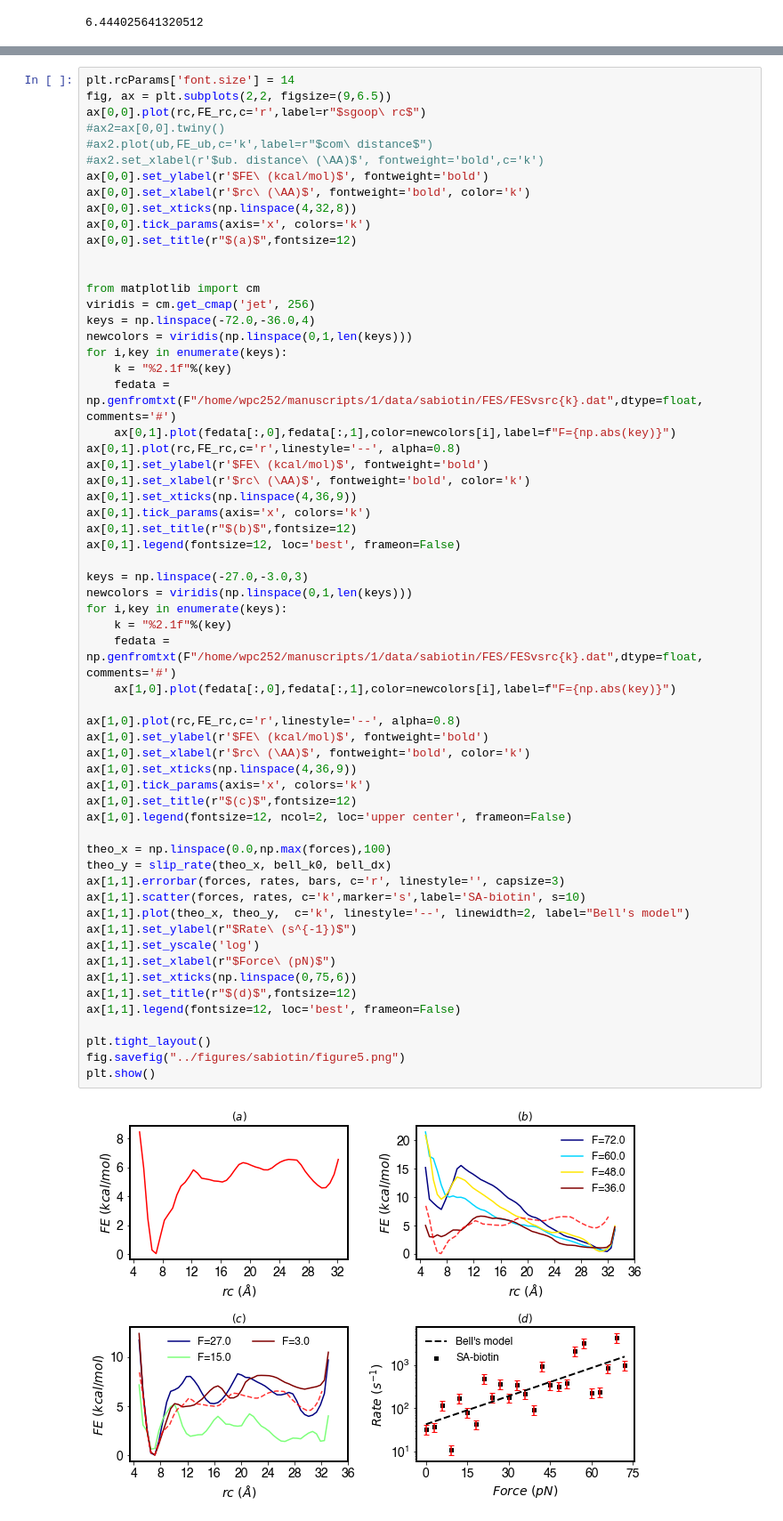
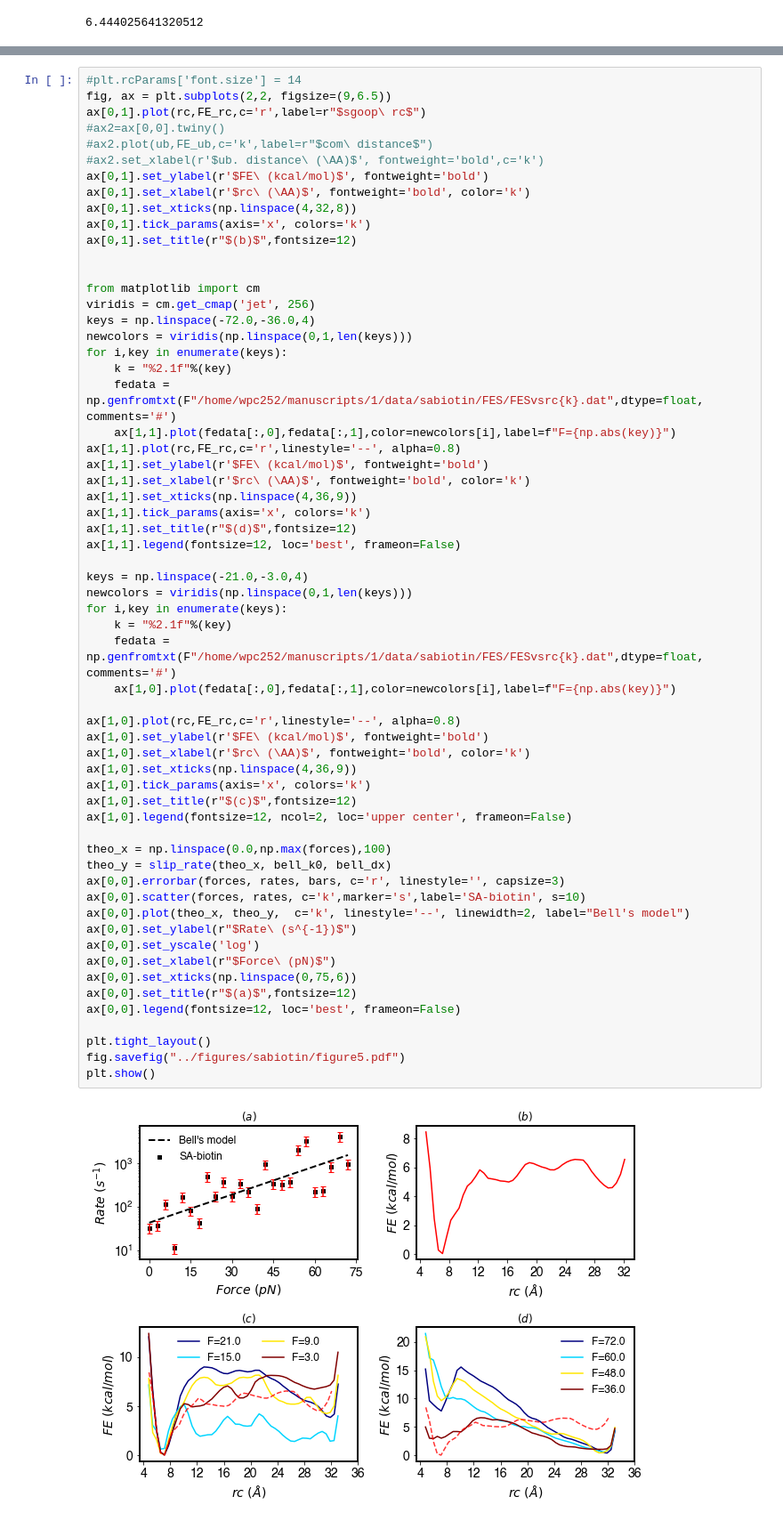
Before and after one commit to hocky-research-group/PenaUnbindingPaper, a Jupyter notebook: analysis/FiguresforPaper.ipynb, the cells around one changed output, grey strips where cells are left out. Shown at 89% size. Drawn from its saved outputs; the diff is of its cells as text.

```diff
--- a/analysis/FiguresforPaper.ipynb
+++ b/analysis/FiguresforPaper.ipynb
@@ -340,64 +365,64 @@ FE_rc = rcvsFE[:,1]
 ub = ubvsFE[:,0]
 FE_ub = ubvsFE[:,1]
 # %%
-plt.rcParams['font.size'] = 14
+#plt.rcParams['font.size'] = 14
 fig, ax = plt.subplots(2,2, figsize=(9,6.5))
-ax[0,0].plot(rc,FE_rc,c='r',label=r"$sgoop\ rc$")
+ax[0,1].plot(rc,FE_rc,c='r',label=r"$sgoop\ rc$")
 #ax2=ax[0,0].twiny()
 #ax2.plot(ub,FE_ub,c='k',label=r"$com\ distance$")
 #ax2.set_xlabel(r'$ub. distance\ (\AA)$', fontweight='bold',c='k')
-ax[0,0].set_ylabel(r'$FE\ (kcal/mol)$', fontweight='bold')
-ax[0,0].set_xlabel(r'$rc\ (\AA)$', fontweight='bold', color='k')
-ax[0,0].set_xticks(np.linspace(4,32,8))
-ax[0,0].tick_params(axis='x', colors='k')
-ax[0,0].set_title(r"$(a)$",fontsize=12)
+ax[0,1].set_ylabel(r'$FE\ (kcal/mol)$', fontweight='bold')
+ax[0,1].set_xlabel(r'$rc\ (\AA)$', fontweight='bold', color='k')
+ax[0,1].set_xticks(np.linspace(4,32,8))
+ax[0,1].tick_params(axis='x', colors='k')
+ax[0,1].set_title(r"$(b)$",fontsize=12)
 
 
 from matplotlib import cm
 viridis = cm.get_cmap('jet', 256)
 keys = np.linspace(-72.0,-36.0,4)
 newcolors = viridis(np.linspace(0,1,len(keys)))
 for i,key in enumerate(keys):
     k = "%2.1f"%(key)
     fedata = np.genfromtxt(F"/home/wpc252/manuscripts/1/data/sabiotin/FES/FESvsrc{k}.dat",dtype=float, comments='#')
-    ax[0,1].plot(fedata[:,0],fedata[:,1],color=newcolors[i],label=f"F={np.abs(key)}")
-ax[0,1].plot(rc,FE_rc,c='r',linestyle='--', alpha=0.8)
-ax[0,1].set_ylabel(r'$FE\ (kcal/mol)$', fontweight='bold')
-ax[0,1].set_xlabel(r'$rc\ (\AA)$', fontweight='bold', color='k')
-ax[0,1].set_xticks(np.linspace(4,36,9))
-ax[0,1].tick_params(axis='x', colors='k')
-ax[0,1].set_title(r"$(b)$",fontsize=12)
-ax[0,1].legend(fontsize=12, loc='best', frameon=False)
+    ax[1,1].plot(fedata[:,0],fedata[:,1],color=newcolors[i],label=f"F={np.abs(key)}")
+ax[1,1].plot(rc,FE_rc,c='r',linestyle='--', alpha=0.8)
+ax[1,1].set_ylabel(r'$FE\ (kcal/mol)$', fontweight='bold')
+ax[1,1].set_xlabel(r'$rc\ (\AA)$', fontweight='bold', color='k')
+ax[1,1].set_xticks(np.linspace(4,36,9))
+ax[1,1].tick_params(axis='x', colors='k')
+ax[1,1].set_title(r"$(d)$",fontsize=12)
+ax[1,1].legend(fontsize=12, loc='best', frameon=False)
 
-keys = np.linspace(-27.0,-3.0,3)
+keys = np.linspace(-21.0,-3.0,4)
 newcolors = viridis(np.linspace(0,1,len(keys)))
 for i,key in enumerate(keys):
     k = "%2.1f"%(key)
     fedata = np.genfromtxt(F"/home/wpc252/manuscripts/1/data/sabiotin/FES/FESvsrc{k}.dat",dtype=float, comments='#')
     ax[1,0].plot(fedata[:,0],fedata[:,1],color=newcolors[i],label=f"F={np.abs(key)}")
 
 ax[1,0].plot(rc,FE_rc,c='r',linestyle='--', alpha=0.8)
 ax[1,0].set_ylabel(r'$FE\ (kcal/mol)$', fontweight='bold')
 ax[1,0].set_xlabel(r'$rc\ (\AA)$', fontweight='bold', color='k')
 ax[1,0].set_xticks(np.linspace(4,36,9))
 ax[1,0].tick_params(axis='x', colors='k')
 ax[1,0].set_title(r"$(c)$",fontsize=12)
 ax[1,0].legend(fontsize=12, ncol=2, loc='upper center', frameon=False)
 
 theo_x = np.linspace(0.0,np.max(forces),100)
 theo_y = slip_rate(theo_x, bell_k0, bell_dx)
-ax[1,1].errorbar(forces, rates, bars, c='r', linestyle='', capsize=3)
-ax[1,1].scatter(forces, rates, c='k',marker='s',label='SA-biotin', s=10)
-ax[1,1].plot(theo_x, theo_y,  c='k', linestyle='--', linewidth=2, label="Bell's model")
-ax[1,1].set_ylabel(r"$Rate\ (s^{-1})$")
-ax[1,1].set_yscale('log')
-ax[1,1].set_xlabel(r"$Force\ (pN)$")
-ax[1,1].set_xticks(np.linspace(0,75,6))
-ax[1,1].set_title(r"$(d)$",fontsize=12)
-ax[1,1].legend(fontsize=12, loc='best', frameon=False)
+ax[0,0].errorbar(forces, rates, bars, c='r', linestyle='', capsize=3)
+ax[0,0].scatter(forces, rates, c='k',marker='s',label='SA-biotin', s=10)
+ax[0,0].plot(theo_x, theo_y,  c='k', linestyle='--', linewidth=2, label="Bell's model")
+ax[0,0].set_ylabel(r"$Rate\ (s^{-1})$")
+ax[0,0].set_yscale('log')
+ax[0,0].set_xlabel(r"$Force\ (pN)$")
+ax[0,0].set_xticks(np.linspace(0,75,6))
+ax[0,0].set_title(r"$(a)$",fontsize=12)
+ax[0,0].legend(fontsize=12, loc='best', frameon=False)
 
 plt.tight_layout()
-fig.savefig("../figures/sabiotin/figure5.png")
+fig.savefig("../figures/sabiotin/figure5.pdf")
 plt.show()
 # %% [output]
-[figure, old version]
+[figure, new version]
```
Also changed, not shown: parts of 7 cells of this notebook.
